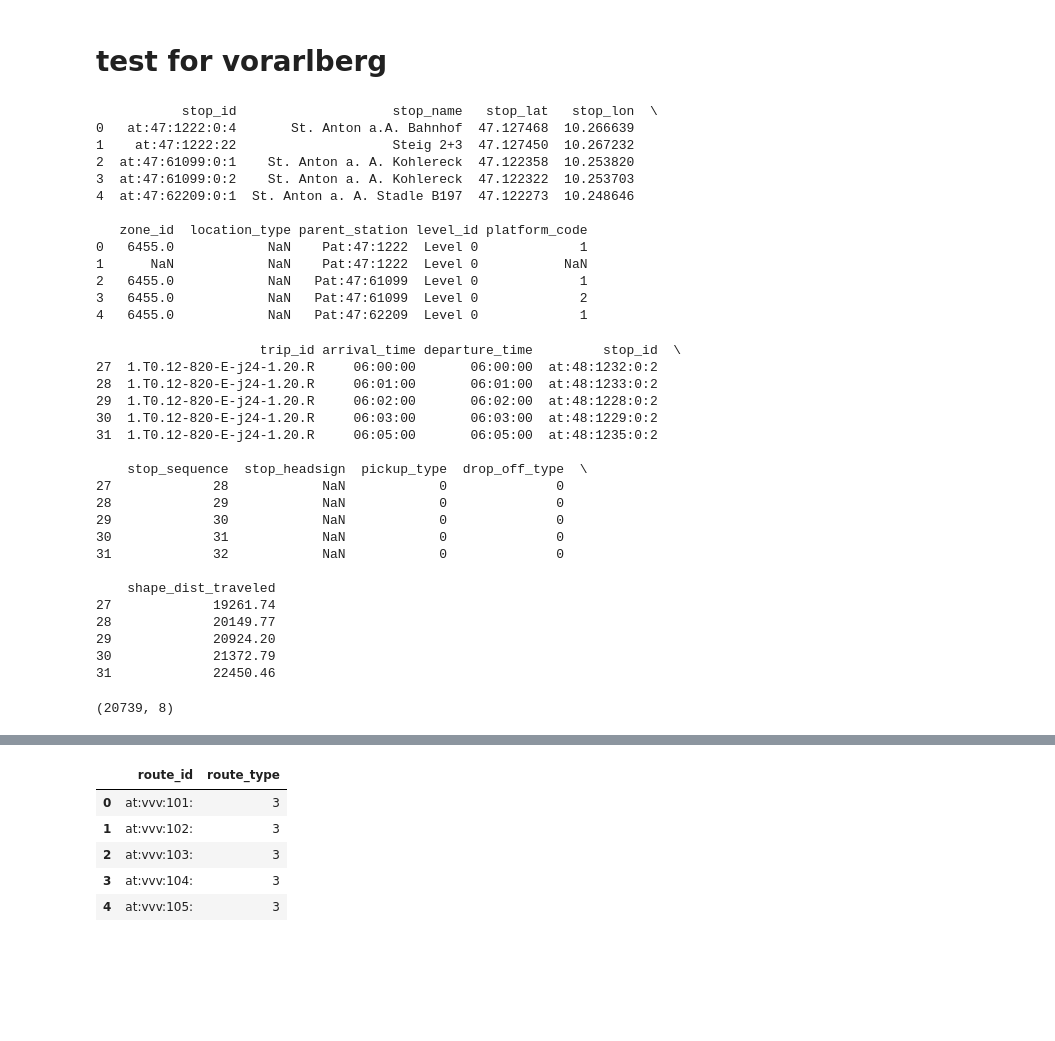
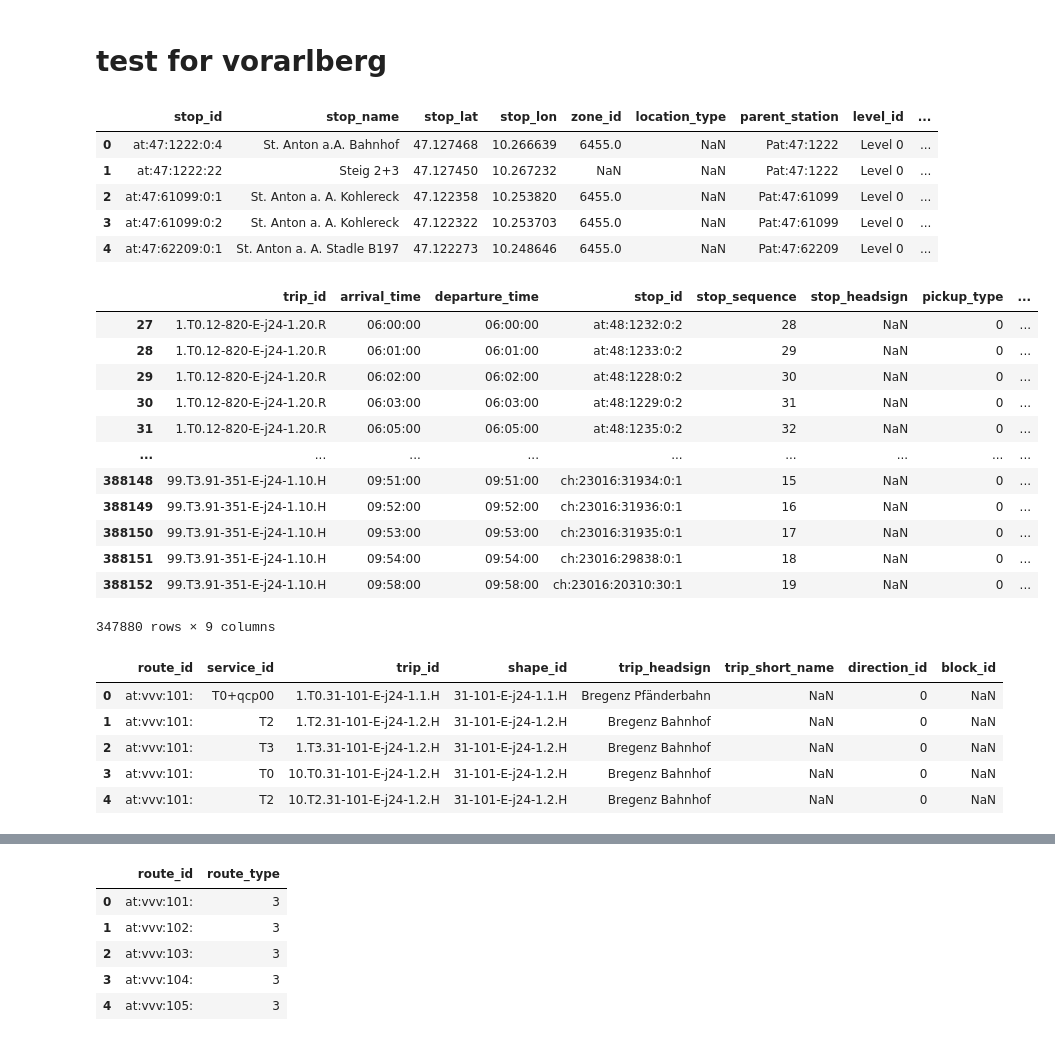
Before and after one commit to LeonRischar/ptsql_austria, a Jupyter notebook: src/test.ipynb, the cells around one changed output, grey strips where cells are left out. Drawn from its saved outputs; the diff is of its cells as text; code cells hidden in the pictures; blank space fills up the shorter version.

```diff
--- a/src/test.ipynb
+++ b/src/test.ipynb
@@ -62,58 +77,48 @@ def lookup_category(interval, t_cat):
 
 path = f"{data_path}/{regions[state_name]}/"
 
-stops_df = pd.read_csv(path + "stops.txt",
-                        quotechar='"',
-                        sep=",")
+stops_df = pd.read_csv(path + "stops.txt", quotechar='"', sep=",")
 
-print(stops_df.head())
+display(stops_df.head())
 # %% [output]
-           stop_id                    stop_name   stop_lat   stop_lon  \
-0   at:47:1222:0:4       St. Anton a.A. Bahnhof  47.127468  10.266639
-1    at:47:1222:22                    Steig 2+3  47.127450  10.267232
-2  at:47:61099:0:1    St. Anton a. A. Kohlereck  47.122358  10.253820
-3  at:47:61099:0:2    St. Anton a. A. Kohlereck  47.122322  10.253703
-4  at:47:62209:0:1  St. Anton a. A. Stadle B197  47.122273  10.248646
-
-   zone_id  location_type parent_station level_id platform_code
-0   6455.0            NaN    Pat:47:1222  Level 0             1
-1      NaN            NaN    Pat:47:1222  Level 0           NaN
-2   6455.0            NaN   Pat:47:61099  Level 0             1
-3   6455.0            NaN   Pat:47:61099  Level 0             2
-4   6455.0            NaN   Pat:47:62209  Level 0             1
+|  | stop_id | stop_name | stop_lat | stop_lon | zone_id | location_type | parent_station | level_id | ... |
+| 0 | at:47:1222:0:4 | St. Anton a.A. Bahnhof | 47.127468 | 10.266639 | 6455.0 | NaN | Pat:47:1222 | Level 0 | ... |
+| 1 | at:47:1222:22 | Steig 2+3 | 47.127450 | 10.267232 | NaN | NaN | Pat:47:1222 | Level 0 | ... |
+| 2 | at:47:61099:0:1 | St. Anton a. A. Kohlereck | 47.122358 | 10.253820 | 6455.0 | NaN | Pat:47:61099 | Level 0 | ... |
+| 3 | at:47:61099:0:2 | St. Anton a. A. Kohlereck | 47.122322 | 10.253703 | 6455.0 | NaN | Pat:47:61099 | Level 0 | ... |
+| 4 | at:47:62209:0:1 | St. Anton a. A. Stadle B197 | 47.122273 | 10.248646 | 6455.0 | NaN | Pat:47:62209 | Level 0 | ... |
 # %%
 stop_times_df = pd.read_csv(path + "stop_times.txt", sep=',', quotechar='"')
 
 # remove from stop_times_df entries outside of the time window (6am-8pm)
 stop_times_df = stop_times_df[stop_times_df['departure_time'].between('06:00:00', '20:00:00')]
 
-print(stop_times_df.head())
+display(stop_times_df)
 # %% [output]
+|  | trip_id | arrival_time | departure_time | stop_id | stop_sequence | stop_headsign | pickup_type | ... |
+| 27 | 1.T0.12-820-E-j24-1.20.R | 06:00:00 | 06:00:00 | at:48:1232:0:2 | 28 | NaN | 0 | ... |
+| 28 | 1.T0.12-820-E-j24-1.20.R | 06:01:00 | 06:01:00 | at:48:1233:0:2 | 29 | NaN | 0 | ... |
+| 29 | 1.T0.12-820-E-j24-1.20.R | 06:02:00 | 06:02:00 | at:48:1228:0:2 | 30 | NaN | 0 | ... |
+| 30 | 1.T0.12-820-E-j24-1.20.R | 06:03:00 | 06:03:00 | at:48:1229:0:2 | 31 | NaN | 0 | ... |
+| 31 | 1.T0.12-820-E-j24-1.20.R | 06:05:00 | 06:05:00 | at:48:1235:0:2 | 32 | NaN | 0 | ... |
+| ... | ... | ... | ... | ... | ... | ... | ... | ... |
+| 388148 | 99.T3.91-351-E-j24-1.10.H | 09:51:00 | 09:51:00 | ch:23016:31934:0:1 | 15 | NaN | 0 | ... |
+| 388149 | 99.T3.91-351-E-j24-1.10.H | 09:52:00 | 09:52:00 | ch:23016:31936:0:1 | 16 | NaN | 0 | ... |
+| 388150 | 99.T3.91-351-E-j24-1.10.H | 09:53:00 | 09:53:00 | ch:23016:31935:0:1 | 17 | NaN | 0 | ... |
+| 388151 | 99.T3.91-351-E-j24-1.10.H | 09:54:00 | 09:54:00 | ch:23016:29838:0:1 | 18 | NaN | 0 | ... |
+| 388152 | 99.T3.91-351-E-j24-1.10.H | 09:58:00 | 09:58:00 | ch:23016:20310:30:1 | 19 | NaN | 0 | ... |
-                     trip_id arrival_time departure_time         stop_id  \
-27  1.T0.12-820-E-j24-1.20.R     06:00:00       06:00:00  at:48:1232:0:2
-28  1.T0.12-820-E-j24-1.20.R     06:01:00       06:01:00  at:48:1233:0:2
-29  1.T0.12-820-E-j24-1.20.R     06:02:00       06:02:00  at:48:1228:0:2
-30  1.T0.12-820-E-j24-1.20.R     06:03:00       06:03:00  at:48:1229:0:2
-31  1.T0.12-820-E-j24-1.20.R     06:05:00       06:05:00  at:48:1235:0:2
-
-    stop_sequence  stop_headsign  pickup_type  drop_off_type  \
-27             28            NaN            0              0
-28             29            NaN            0              0
-29             30            NaN            0              0
-30             31            NaN            0              0
-31             32            NaN            0              0
-
-    shape_dist_traveled
-27             19261.74
-28             20149.77
-29             20924.20
-30             21372.79
-31             22450.46
+347880 rows × 9 columns
 # %%
 trips_df = pd.read_csv(path + 'trips.txt', sep=',', quotechar='"')
-print(trips_df.shape)
+
+display(trips_df.head())
 # %% [output]
-(20739, 8)
+|  | route_id | service_id | trip_id | shape_id | trip_headsign | trip_short_name | direction_id | block_id |
+| 0 | at:vvv:101: | T0+qcp00 | 1.T0.31-101-E-j24-1.1.H | 31-101-E-j24-1.1.H | Bregenz Pfänderbahn | NaN | 0 | NaN |
+| 1 | at:vvv:101: | T2 | 1.T2.31-101-E-j24-1.2.H | 31-101-E-j24-1.2.H | Bregenz Bahnhof | NaN | 0 | NaN |
+| 2 | at:vvv:101: | T3 | 1.T3.31-101-E-j24-1.2.H | 31-101-E-j24-1.2.H | Bregenz Bahnhof | NaN | 0 | NaN |
+| 3 | at:vvv:101: | T0 | 10.T0.31-101-E-j24-1.2.H | 31-101-E-j24-1.2.H | Bregenz Bahnhof | NaN | 0 | NaN |
+| 4 | at:vvv:101: | T2 | 10.T2.31-101-E-j24-1.2.H | 31-101-E-j24-1.2.H | Bregenz Bahnhof | NaN | 0 | NaN |
 # %%
 calendar_df = pd.read_csv(path + "calendar.txt", sep=",", quotechar='"')
 
```
Also changed, not shown: parts of 43 cells of this notebook, 4 other files.
